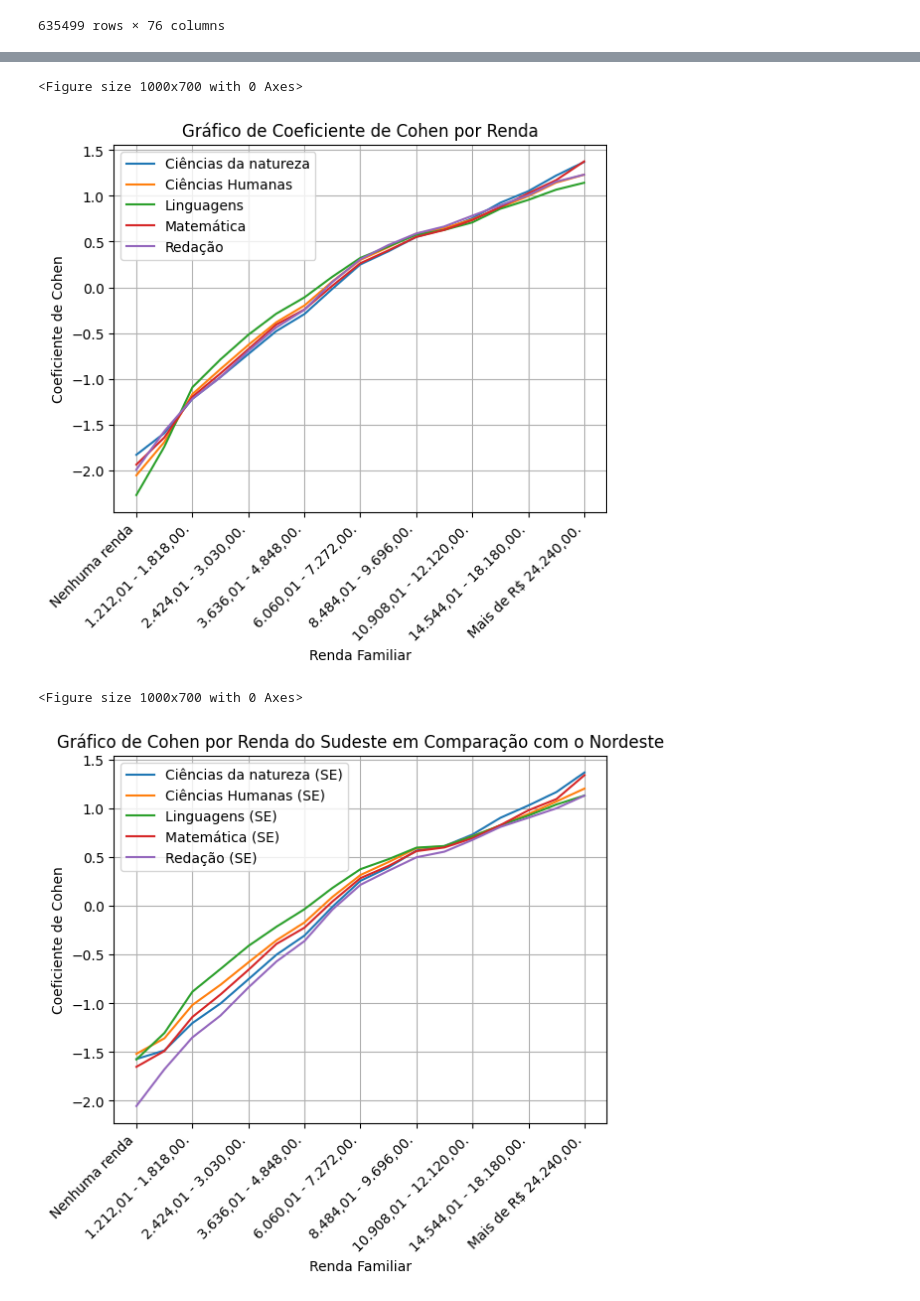
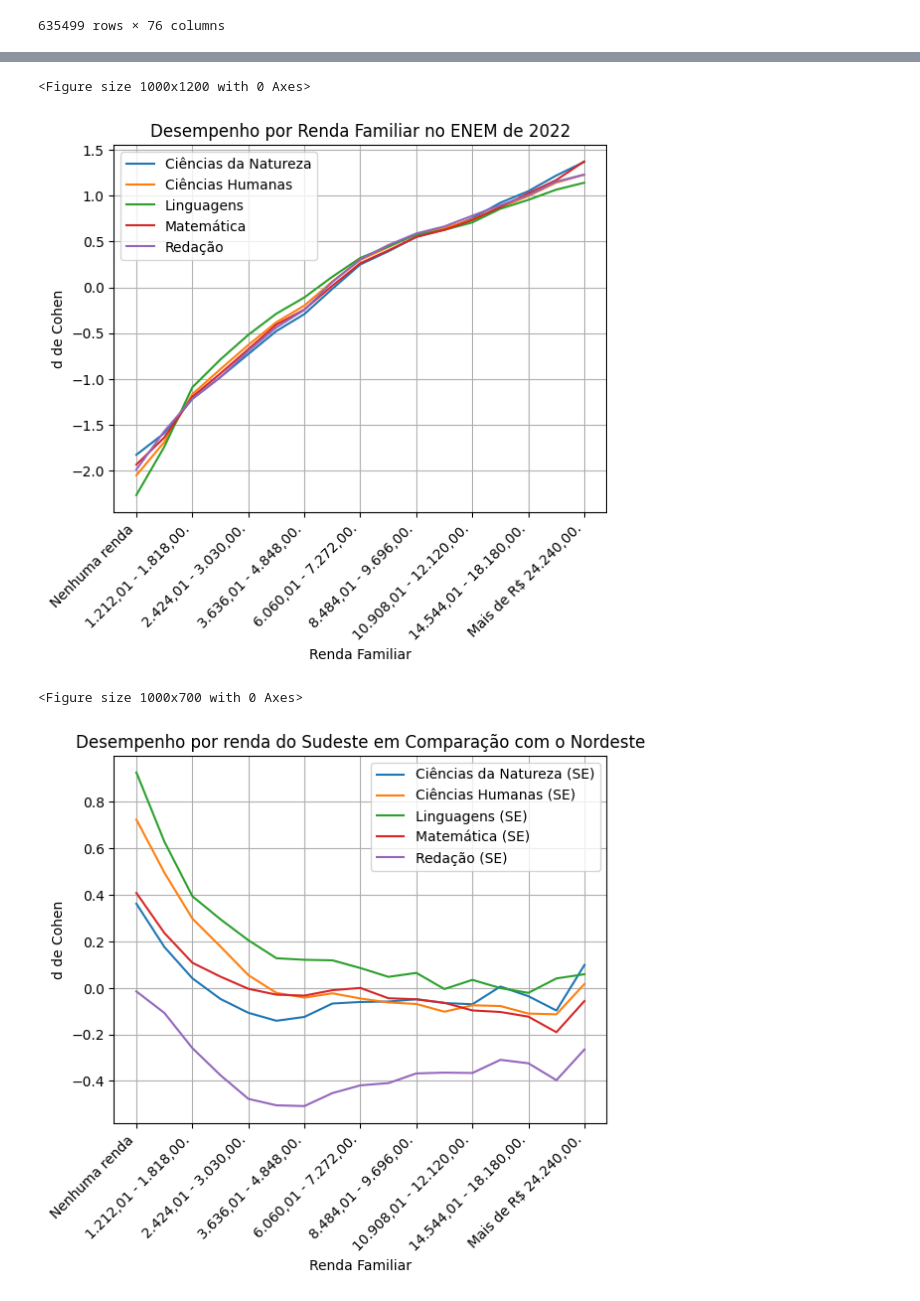
Before and after one commit to gustavoribolla/analise_desigualdade_enem, a Jupyter notebook: main.ipynb, the cells around one changed output, grey strips where cells are left out. Drawn from its saved outputs; the diff is of its cells as text; code cells hidden in the pictures.

```diff
--- a/main.ipynb
+++ b/main.ipynb
@@ -127,16 +127,16 @@ d_cohen = (media_notas_por_renda - media_das_medias) / desvio_padrao_agregado
 
 plt.figure(figsize=(10, 12))
 d_cohen.plot(kind='line')
-plt.title('Gráfico de Coeficiente de Cohen por Renda')
+plt.title('Desempenho por Renda Familiar no ENEM de 2022')
 plt.xlabel('Renda Familiar')
-plt.ylabel('Coeficiente de Cohen')
+plt.ylabel('d de Cohen')
 plt.grid(True)
-plt.legend(['Ciências da natureza', 'Ciências Humanas','Linguagens','Matemática','Redação'])
+plt.legend(['Ciências da Natureza', 'Ciências Humanas','Linguagens','Matemática','Redação'])
 plt.xticks(rotation=45, ha='right')
 plt.show()
 # %% [output]
-<Figure size 1000x700 with 0 Axes>
+<Figure size 1000x1200 with 0 Axes>
-[figure, old version]
+[figure, new version]
 # %%
 import pandas as pd
 import matplotlib.pyplot as plt
@@ -178,46 +178,61 @@ filtro_presenca = (df['IN_TREINEIRO'] == 0) & (df['TP_PRESENCA_CN'] == 1) & (df[
 notas_colunas = ['NU_NOTA_CN', 'NU_NOTA_CH', 'NU_NOTA_LC', 'NU_NOTA_MT', 'NU_NOTA_REDACAO']
 
 filtro_regiao_sudeste = df['CO_MUNICIPIO_PROVA'].apply(starts_with_3) & filtro_presenca
-# filtro_regiao_nordeste = df['CO_MUNICIPIO_PROVA'].apply(starts_with_2) & filtro_presenca
+filtro_regiao_nordeste = df['CO_MUNICIPIO_PROVA'].apply(starts_with_2) & filtro_presenca
 filtro_total = df['CO_MUNICIPIO_PROVA'].apply(starts_with_2_or_3) & filtro_presenca
 
 df_filtrado = df[filtro_total]
 df_sudeste = df[filtro_regiao_sudeste]
-# df_nordeste = df[filtro_regiao_nordeste]
+df_nordeste = df[filtro_regiao_nordeste]
 
 df_sudeste.loc[:, 'NU_NOTA_REDACAO'] = df_sudeste['NU_NOTA_REDACAO'].astype(float)
 df_sudeste.loc[:, 'NU_NOTA_CH'] = df_sudeste['NU_NOTA_CH'].astype(float)
 df_sudeste.loc[:, 'NU_NOTA_CN'] = df_sudeste['NU_NOTA_CN'].astype(float)
 df_sudeste.loc[:, 'NU_NOTA_LC'] = df_sudeste['NU_NOTA_LC'].astype(float)
 df_sudeste.loc[:, 'NU_NOTA_MT'] = df_sudeste['NU_NOTA_MT'].astype(float)
 
 df_filtrado.loc[:, 'NU_NOTA_REDACAO'] = df_filtrado['NU_NOTA_REDACAO'].astype(float)
 df_filtrado.loc[:, 'NU_NOTA_CH'] = df_filtrado['NU_NOTA_CH'].astype(float)
 df_filtrado.loc[:, 'NU_NOTA_CN'] = df_filtrado['NU_NOTA_CN'].astype(float)
 df_filtrado.loc[:, 'NU_NOTA_LC'] = df_filtrado['NU_NOTA_LC'].astype(float)
 df_filtrado.loc[:, 'NU_NOTA_MT'] = df_filtrado['NU_NOTA_MT'].astype(float)
 
+df_nordeste.loc[:, 'NU_NOTA_REDACAO'] = df_nordeste['NU_NOTA_REDACAO'].astype(float)
+df_nordeste.loc[:, 'NU_NOTA_CH'] = df_nordeste['NU_NOTA_CH'].astype(float)
+df_nordeste.loc[:, 'NU_NOTA_CN'] = df_nordeste['NU_NOTA_CN'].astype(float)
+df_nordeste.loc[:, 'NU_NOTA_LC'] = df_nordeste['NU_NOTA_LC'].astype(float)
+df_nordeste.loc[:, 'NU_NOTA_MT'] = df_nordeste['NU_NOTA_MT'].astype(float)
+
 media_notas_por_renda = df_filtrado.groupby('Q006')[notas_colunas].mean()
 media_notas_por_renda.rename(index=faixas_de_renda, inplace=True)
+
 media_notas_renda_sudeste = df_sudeste.groupby('Q006')[notas_colunas].mean()
 media_notas_renda_sudeste.rename(index=faixas_de_renda, inplace=True)
+
+media_notas_renda_nordeste = df_nordeste.groupby('Q006')[notas_colunas].mean()
+media_notas_renda_nordeste.rename(index=faixas_de_renda, inplace=True)
 
 media_notas = df_filtrado[notas_colunas].mean()
 
 media_geral = media_notas_por_renda.mean()
 media_sudeste = media_notas_renda_sudeste.mean()
 desvio_padrao_agregado = media_notas_por_renda.std()
 d_cohen_sudeste = (media_notas_renda_sudeste - media_geral) / desvio_padrao_agregado
 
+media_nordeste = media_notas_renda_nordeste.mean()
+d_cohen_nordeste = (media_notas_renda_nordeste - media_geral) / desvio_padrao_agregado
+
+d_geral = d_cohen_sudeste - d_cohen_nordeste
+
 plt.figure(figsize=(10, 7))
-d_cohen_sudeste.plot(kind='line')
-plt.title('Gráfico de Cohen por Renda do Sudeste em Comparação com o Nordeste')
+d_geral.plot(kind='line')
+plt.title('Desempenho por renda do Sudeste em Comparação com o Nordeste')
 plt.xlabel('Renda Familiar')
-plt.ylabel('Coeficiente de Cohen')
+plt.ylabel('d de Cohen')
 plt.grid(True)
-plt.legend(['Ciências da natureza (SE)', 'Ciências Humanas (SE)','Linguagens (SE)','Matemática (SE)','Redação (SE)'])
+plt.legend(['Ciências da Natureza (SE)', 'Ciências Humanas (SE)','Linguagens (SE)','Matemática (SE)','Redação (SE)'])
 plt.xticks(rotation=45, ha='right')
 plt.show()
 # %% [output]
 <Figure size 1000x700 with 0 Axes>
-[figure, old version]
+[figure, new version]
```
Also changed, not shown: parts of 1 cell of this notebook.
